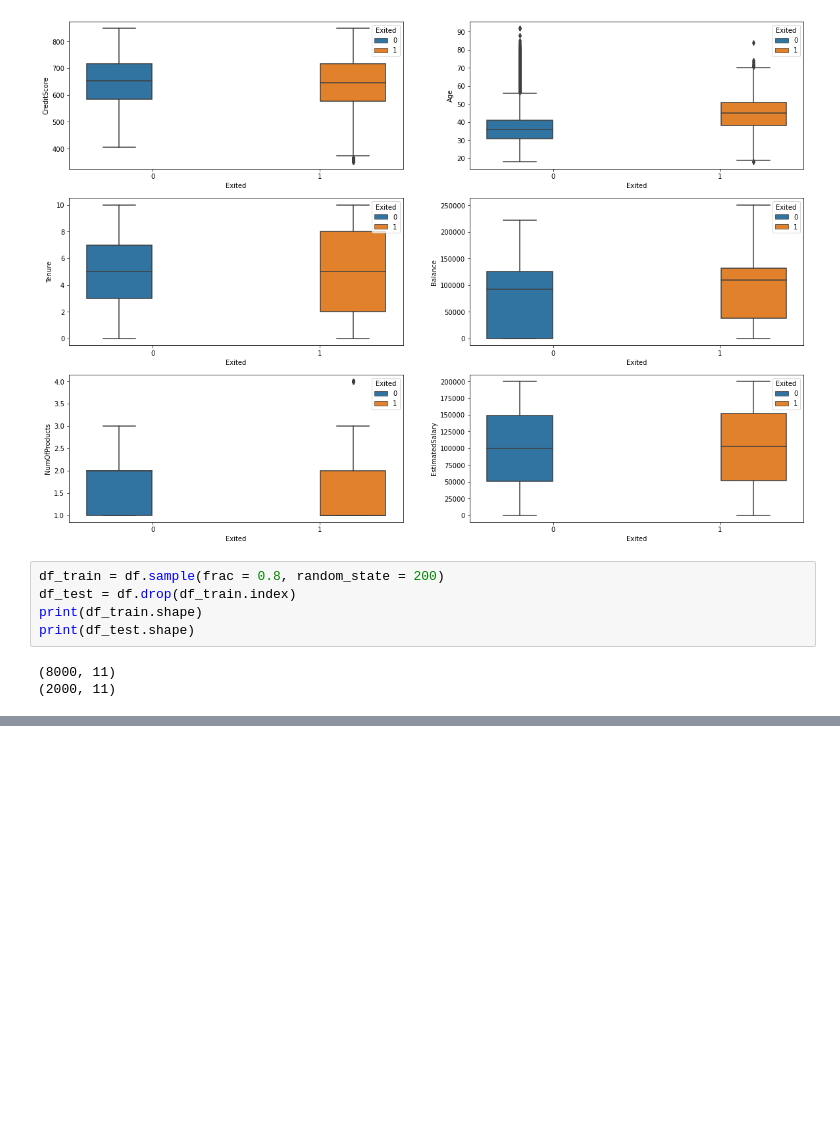
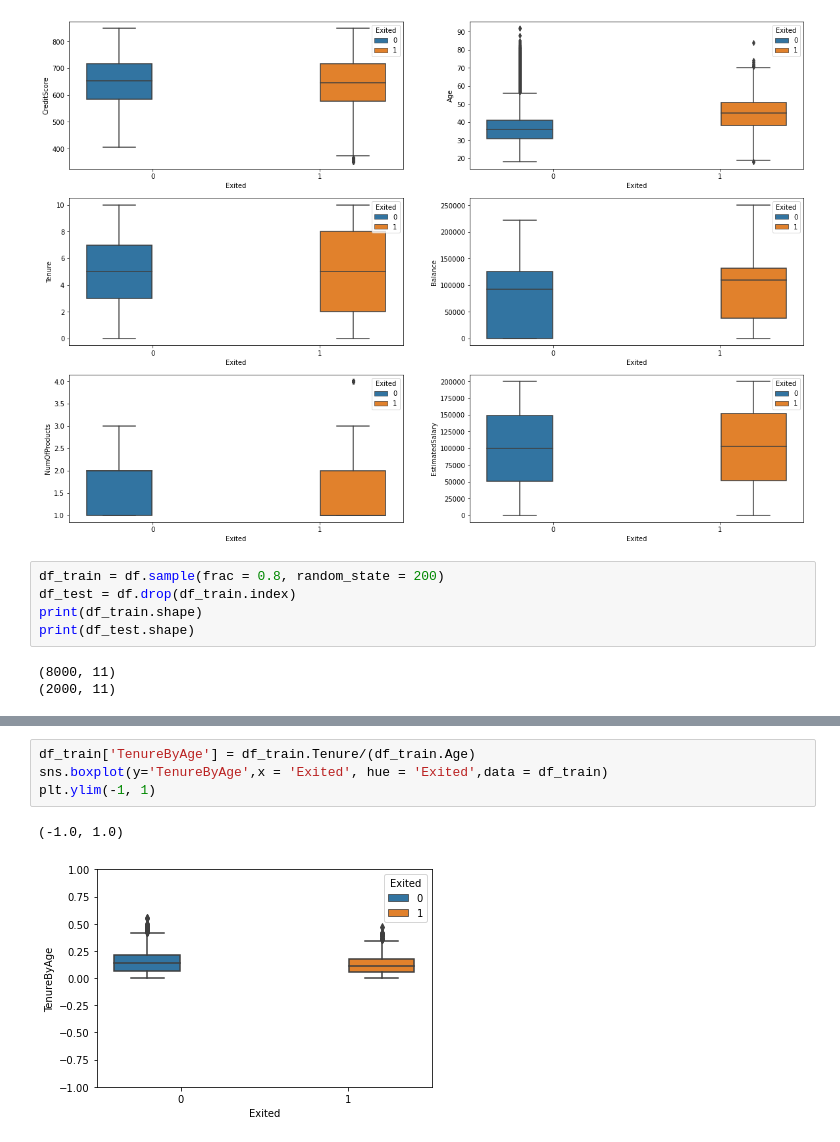
Before and after one commit to YGA04/DS-projects, a Jupyter notebook: Bank Customer Churn Prediction/Bank_Customer_Churn.ipynb, the cells around one changed output, grey strips where cells are left out. Drawn from its saved outputs; the diff is of its cells as text; blank space fills up the shorter version.

```diff
--- a/Bank Customer Churn Prediction/Bank_Customer_Churn.ipynb
+++ b/Bank Customer Churn Prediction/Bank_Customer_Churn.ipynb
@@ -139,0 +147,7 @@ print(df_test.shape)
+# %%
+df_train['TenureByAge'] = df_train.Tenure/(df_train.Age)
+sns.boxplot(y='TenureByAge',x = 'Exited', hue = 'Exited',data = df_train)
+plt.ylim(-1, 1)
+# %% [output]
+(-1.0, 1.0)
+[figure, added]
```
Also changed, not shown: parts of 2 cells of this notebook.
